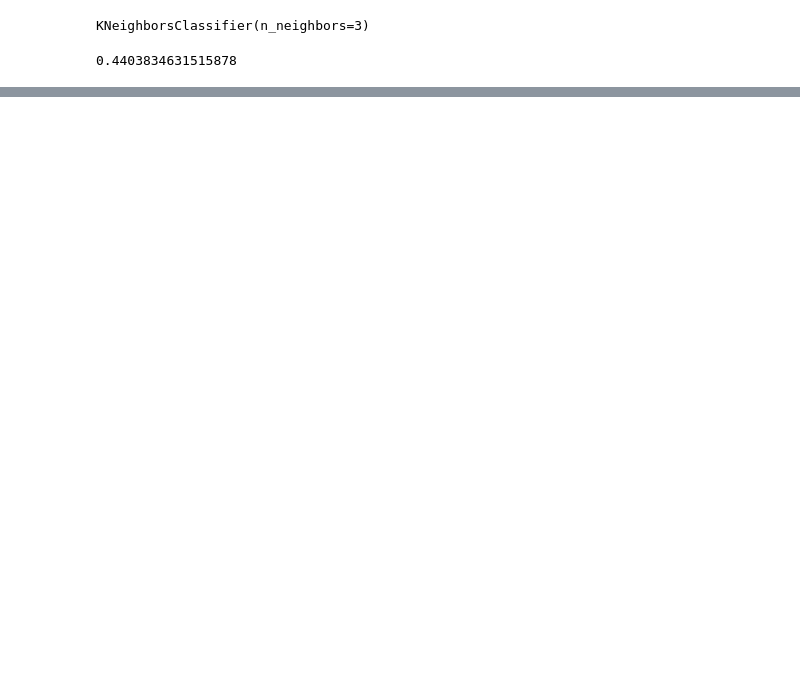
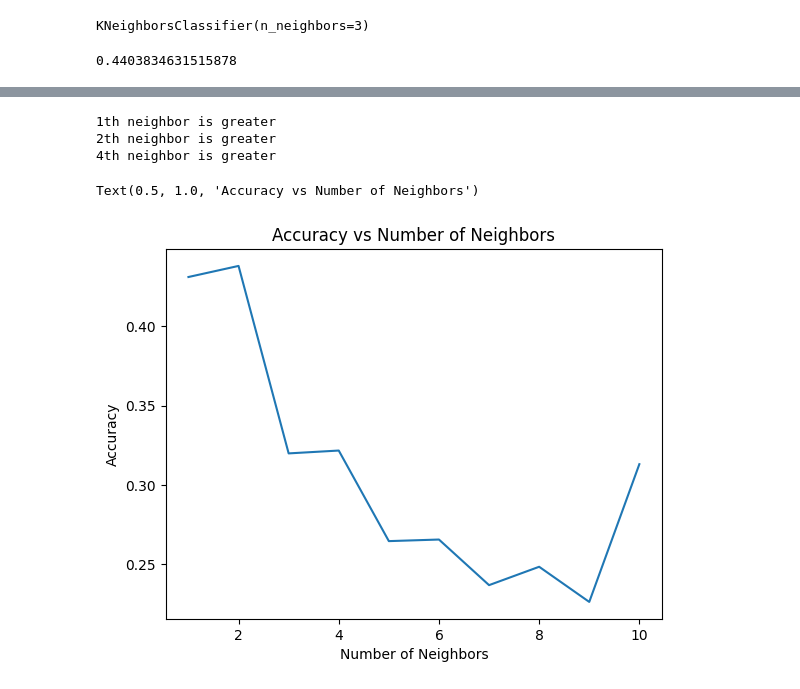
Before and after one commit to Sampath844/MLAssignment29-07-2024, a Jupyter notebook: MachineLearningKNNassignment3ipynb.ipynb, the cells around one changed output, grey strips where cells are left out. Drawn from its saved outputs; the diff is of its cells as text; code cells hidden in the pictures; blank space fills up the shorter version.

```diff
--- a/MachineLearningKNNassignment3ipynb.ipynb
+++ b/MachineLearningKNNassignment3ipynb.ipynb
@@ -165,0 +189,25 @@ neigh.score(X_test,Y_test)
+# %%
+neigh = KNeighborsClassifier(n_neighbors=3)
+neigh.fit(X_train,Y_train)
+for i in range (1,11):
+  newneigh = KNeighborsClassifier(n_neighbors=i)
+  newneigh.fit(X_train,Y_train)
+  if(newneigh.score(X_test,Y_test) > neigh.score(X_test,Y_test)):
+    print(f"{i}th neighbor is greater")
+# %% [output]
+1th neighbor is greater
+2th neighbor is greater
+4th neighbor is greater
+# %%
+newl = []
+for i in range(1,11):
+  newneigh = KNeighborsClassifier(n_neighbors=i)
+  newneigh.fit(X_train,Y_train)
+  newl.append(newneigh.score(X_test,Y_test))
+plt.plot(range(1,11),newl)
+plt.xlabel('Number of Neighbors')
+plt.ylabel('Accuracy')
+plt.title('Accuracy vs Number of Neighbors')
+# %% [output]
+Text(0.5, 1.0, 'Accuracy vs Number of Neighbors')
+[figure, added]
```
Also changed, not shown: parts of 5 cells of this notebook.
